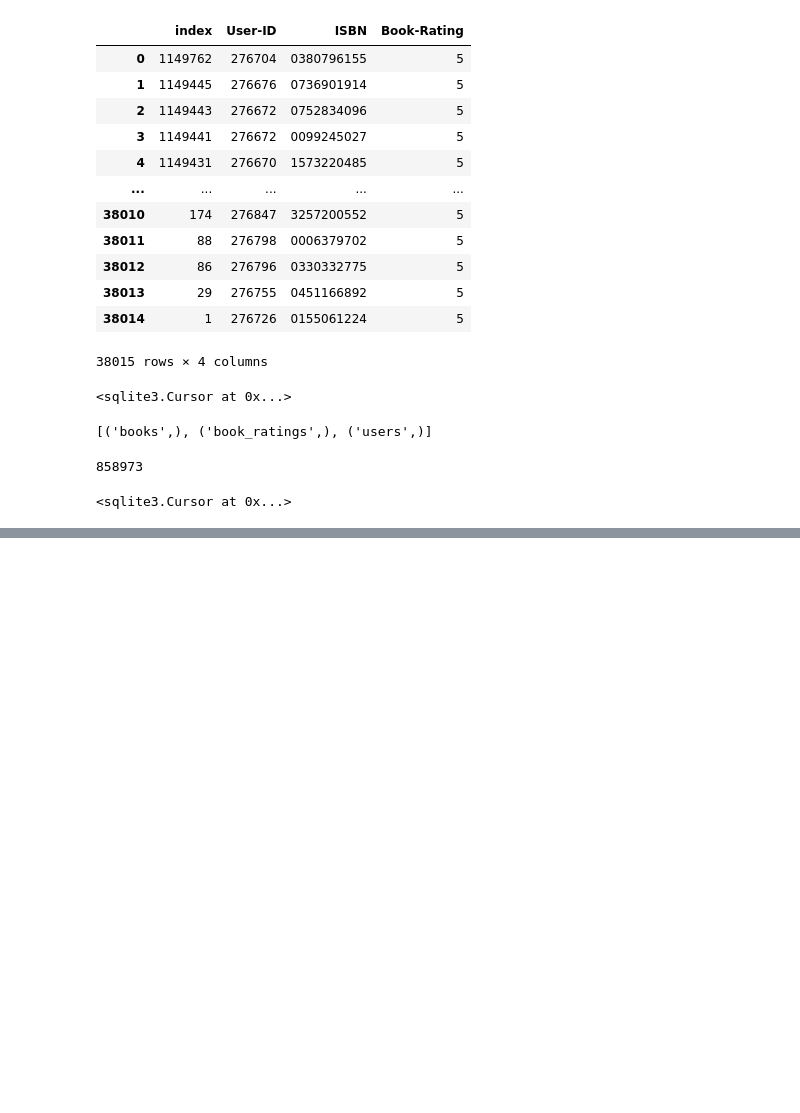
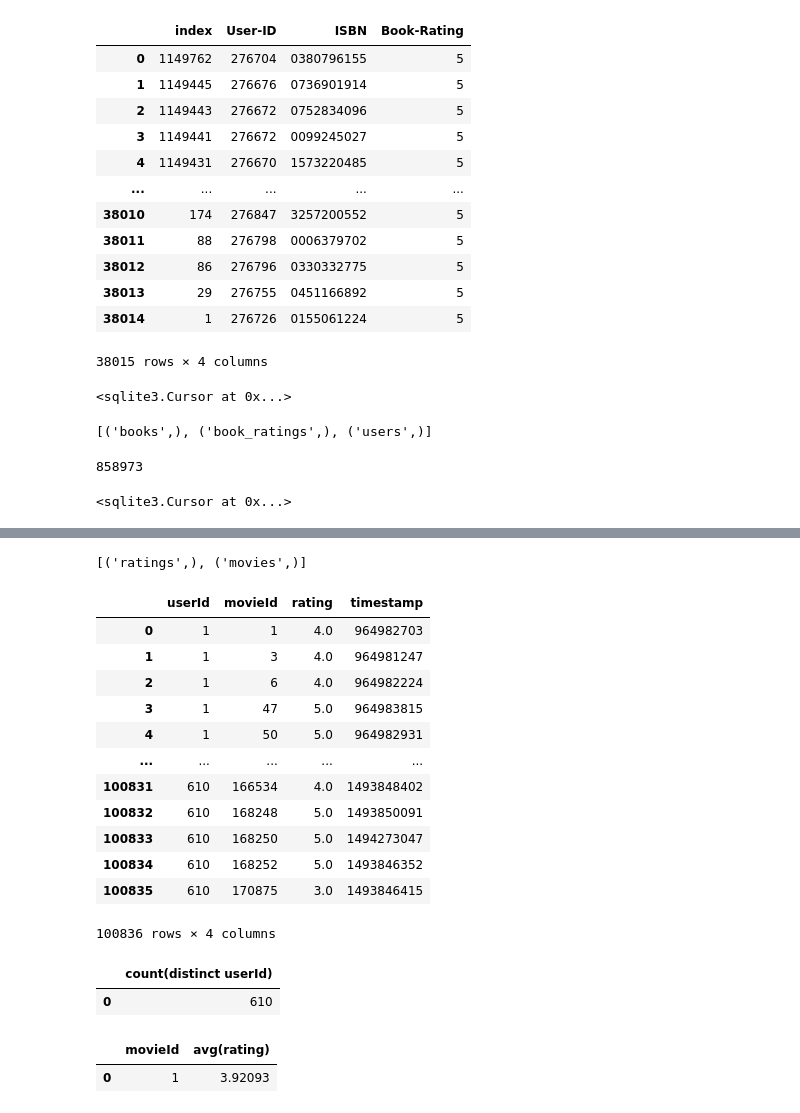
Before and after one commit to juancamiloespana/LEA3_RecSys, a Jupyter notebook: _ejercicio_sql.ipynb, the cells around one changed output, grey strips where cells are left out. Saved outputs shown, nothing was run; the diff lists cells and outputs as text; code cells hidden in the pictures; blank space fills up the shorter version.

```diff
--- a/_ejercicio_sql.ipynb
+++ b/_ejercicio_sql.ipynb
@@ -143,0 +152,50 @@ cur.execute("VACUUM;") ### para reducir el
+# %%
+
+import os  ### para ver y cambiar directorio de trabajo
+import pandas as pd
+import sqlite3 as sql ### para conectarse a BD
+
+
+##### conectarse a BD #######
+conn= sql.connect('data/db_movies')
+cur=conn.cursor()
+
+### para ver las tablas que hay en la base de datos
+cur.execute("select name from sqlite_master where type='table' ")
+cur.fetchall()
+# %% [output]
+[('ratings',), ('movies',)]
+# %%
+
+###1
+pd.read_sql("select * from ratings", conn)
+# %% [output]
+|  | userId | movieId | rating | timestamp |
+| 0 | 1 | 1 | 4.0 | 964982703 |
+| 1 | 1 | 3 | 4.0 | 964981247 |
+| 2 | 1 | 6 | 4.0 | 964982224 |
+| 3 | 1 | 47 | 5.0 | 964983815 |
+| 4 | 1 | 50 | 5.0 | 964982931 |
+| ... | ... | ... | ... | ... |
+| 100831 | 610 | 166534 | 4.0 | 1493848402 |
+| 100832 | 610 | 168248 | 5.0 | 1493850091 |
+| 100833 | 610 | 168250 | 5.0 | 1494273047 |
+| 100834 | 610 | 168252 | 5.0 | 1493846352 |
+| 100835 | 610 | 170875 | 3.0 | 1493846415 |
+100836 rows × 4 columns
+# %%
+###2
+pd.read_sql("""select count(distinct userId) from ratings""", conn)
+# %% [output]
+|  | count(distinct userId) |
+| 0 | 610 |
+# %%
+####3
+pd.read_sql("""select movieId, avg(rating)
+            from ratings
+            where movieId=1
+            group by movieId
+            order by userId asc""", conn)
+# %% [output]
+|  | movieId | avg(rating) |
+| 0 | 1 | 3.92093 |
```
Also changed, not shown: parts of 9 cells of this notebook, 1 other file.
